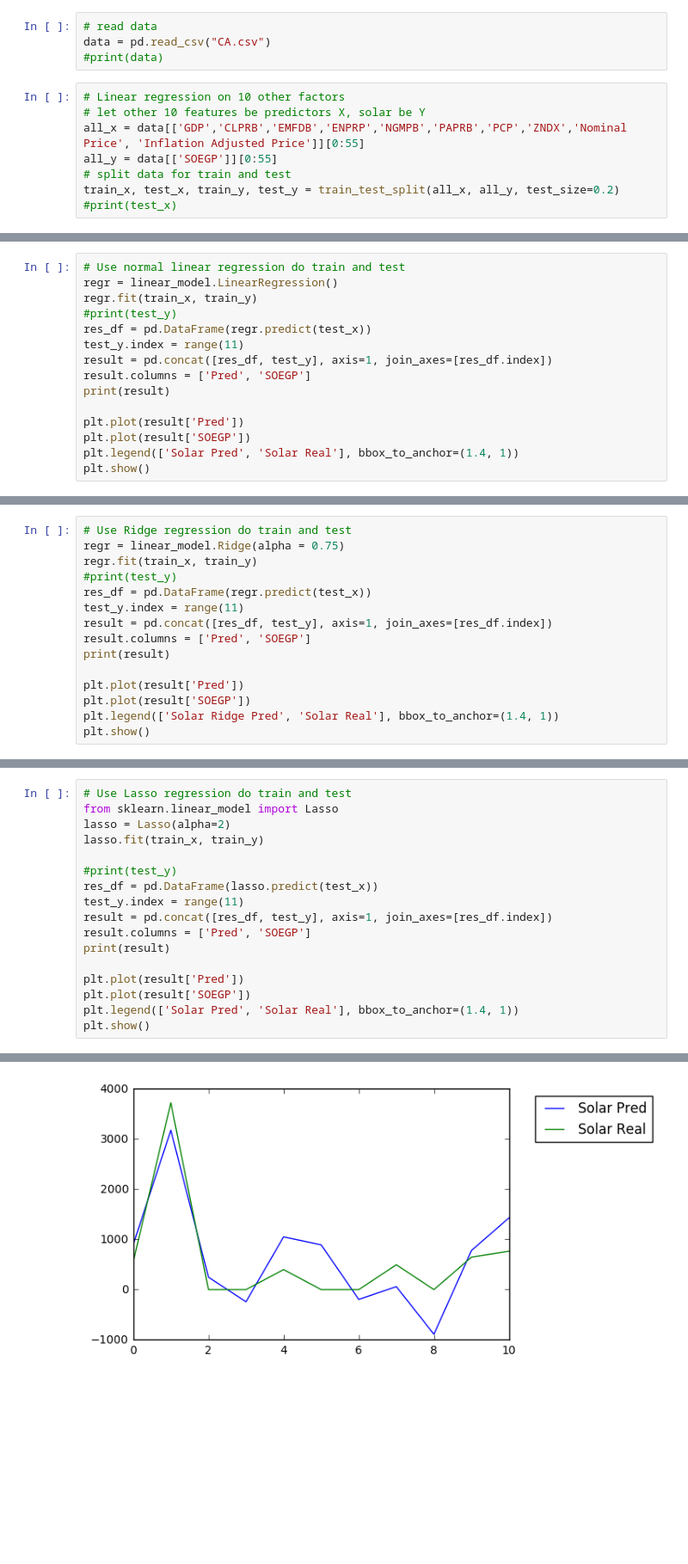
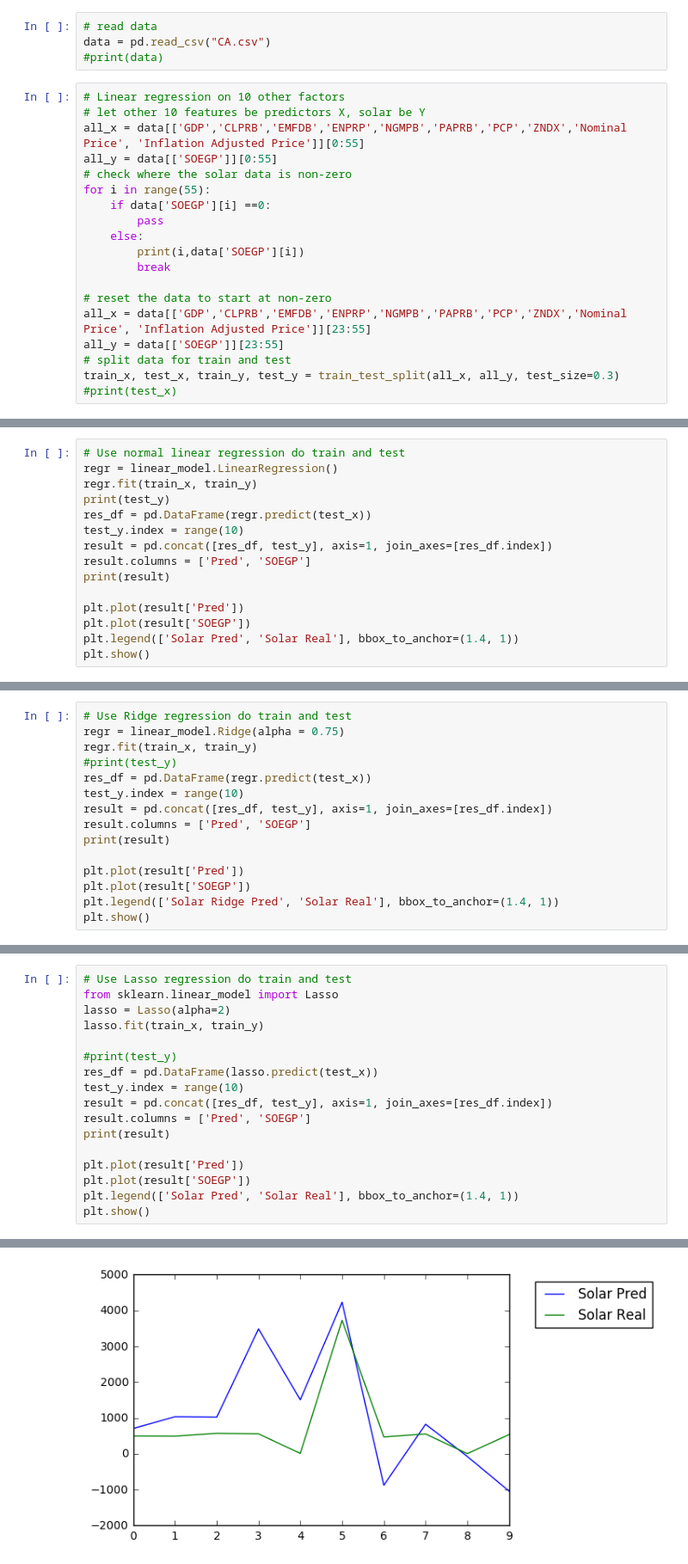
Before and after one commit to ibrahim85/Clean-Energy-Outlook, a Jupyter notebook: Clean_Energy_Outlook/Data/data of states/Regression example on CA data.ipynb, the cells around one changed output, grey strips where cells are left out. Shown: that part at 86% size. Saved outputs shown, nothing was run; the diff lists cells and outputs as text; blank space fills up the shorter version.

Commit message:
Add code to train data starting from non-zero

```diff
--- a/Clean_Energy_Outlook/Data/data of states/Regression example on CA data.ipynb
+++ b/Clean_Energy_Outlook/Data/data of states/Regression example on CA data.ipynb
@@ -14,6 +14,17 @@ data = pd.read_csv("CA.csv")
 # let other 10 features be predictors X, solar be Y
 all_x = data[['GDP','CLPRB','EMFDB','ENPRP','NGMPB','PAPRB','PCP','ZNDX','Nominal Price', 'Inflation Adjusted Price']][0:55]
 all_y = data[['SOEGP']][0:55]
+# check where the solar data is non-zero
+for i in range(55):
+    if data['SOEGP'][i] ==0:
+        pass
+    else:
+        print(i,data['SOEGP'][i])
+        break
+
+# reset the data to start at non-zero
+all_x = data[['GDP','CLPRB','EMFDB','ENPRP','NGMPB','PAPRB','PCP','ZNDX','Nominal Price', 'Inflation Adjusted Price']][23:55]
+all_y = data[['SOEGP']][23:55]
 # split data for train and test
-train_x, test_x, train_y, test_y = train_test_split(all_x, all_y, test_size=0.2)
+train_x, test_x, train_y, test_y = train_test_split(all_x, all_y, test_size=0.3)
 #print(test_x)
@@ -21,9 +34,9 @@ train_x, test_x, train_y, test_y = train_test_split(all_x, all_y, test_size=0.2)
 # Use normal linear regression do train and test
 regr = linear_model.LinearRegression()
 regr.fit(train_x, train_y)
-#print(test_y)
+print(test_y)
 res_df = pd.DataFrame(regr.predict(test_x))
-test_y.index = range(11)
+test_y.index = range(10)
 result = pd.concat([res_df, test_y], axis=1, join_axes=[res_df.index])
 result.columns = ['Pred', 'SOEGP']
 print(result)
@@ -52,7 +70,7 @@ regr = linear_model.Ridge(alpha = 0.75)
 regr.fit(train_x, train_y)
 #print(test_y)
 res_df = pd.DataFrame(regr.predict(test_x))
-test_y.index = range(11)
+test_y.index = range(10)
 result = pd.concat([res_df, test_y], axis=1, join_axes=[res_df.index])
 result.columns = ['Pred', 'SOEGP']
 print(result)
@@ -83,7 +100,7 @@ lasso.fit(train_x, train_y)
 
 #print(test_y)
 res_df = pd.DataFrame(lasso.predict(test_x))
-test_y.index = range(11)
+test_y.index = range(10)
 result = pd.concat([res_df, test_y], axis=1, join_axes=[res_df.index])
 result.columns = ['Pred', 'SOEGP']
 print(result)
@@ -108,4 +124,4 @@ plt.show()
-[figure, old version]
+[figure, new version]
 # %%
 # SVM prediction
 from sklearn.svm import SVR
```
Also changed, not shown: parts of 5 cells of this notebook, 1 other file.
